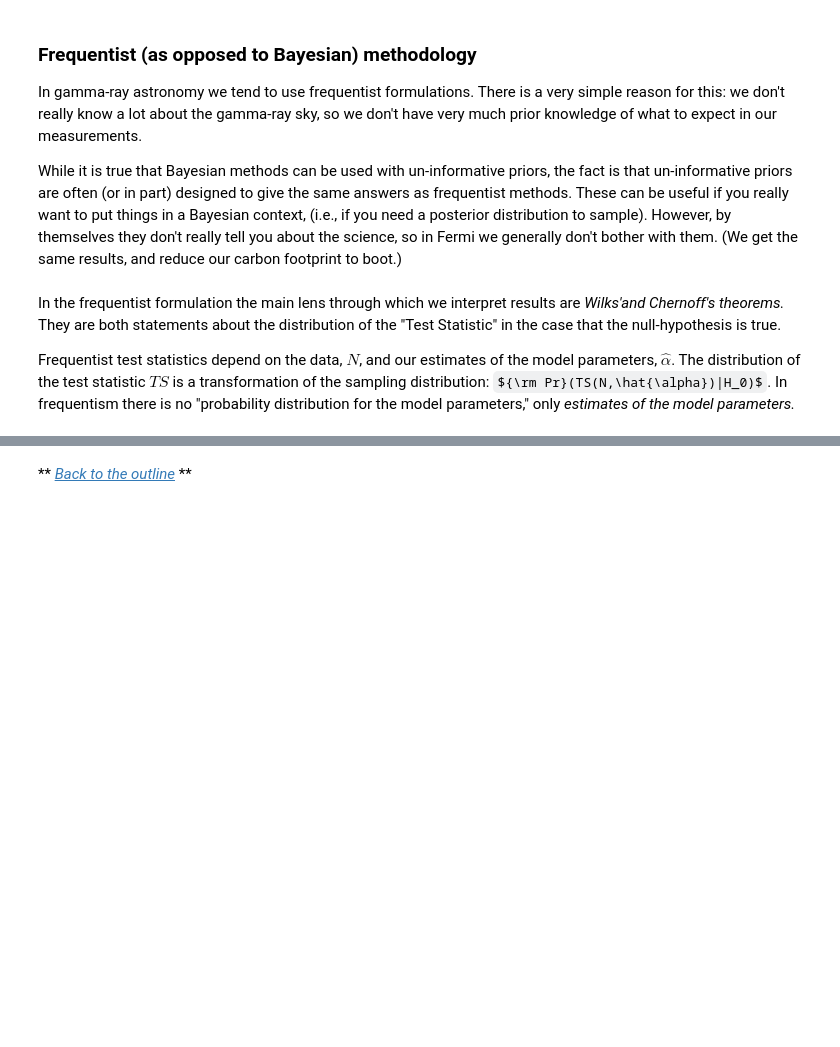
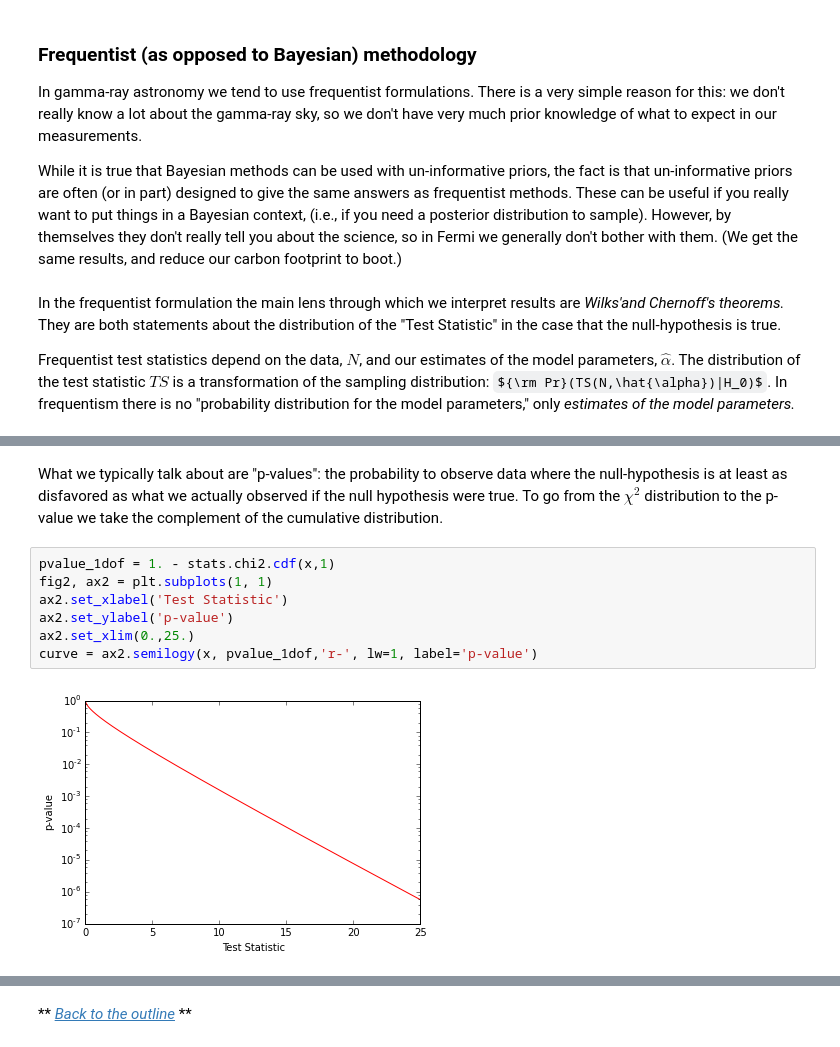
Before and after one commit to KIPAC/StatisticalMethods, a Jupyter notebook: examples/Fermi/FermiOverview.ipynb, the cells around one changed output, grey strips where cells are left out. Drawn from its saved outputs; the diff is of its cells as text; some formulas as TeX source; blank space fills up the shorter version.

Commit message:
Added p-value discussion

```diff
--- a/examples/Fermi/FermiOverview.ipynb
+++ b/examples/Fermi/FermiOverview.ipynb
@@ -119,0 +141,11 @@ The negative log likelihood is:
+# %% [markdown]
+What we typically talk about are "p-values": the probability to observe data where the null-hypothesis is at least as disfavored as what we actually observed if the null hypothesis were true.   To go from the $\chi^2$ distribution to the p-value we take the complement of the cumulative distribution.
+# %%
+pvalue_1dof = 1. - stats.chi2.cdf(x,1)
+fig2, ax2 = plt.subplots(1, 1)
+ax2.set_xlabel('Test Statistic')
+ax2.set_ylabel('p-value')
+ax2.set_xlim(0.,25.)
+curve = ax2.semilogy(x, pvalue_1dof,'r-', lw=1, label='p-value')
+# %% [output]
+[figure, added]
```
Also changed, not shown: parts of 21 cells of this notebook.
